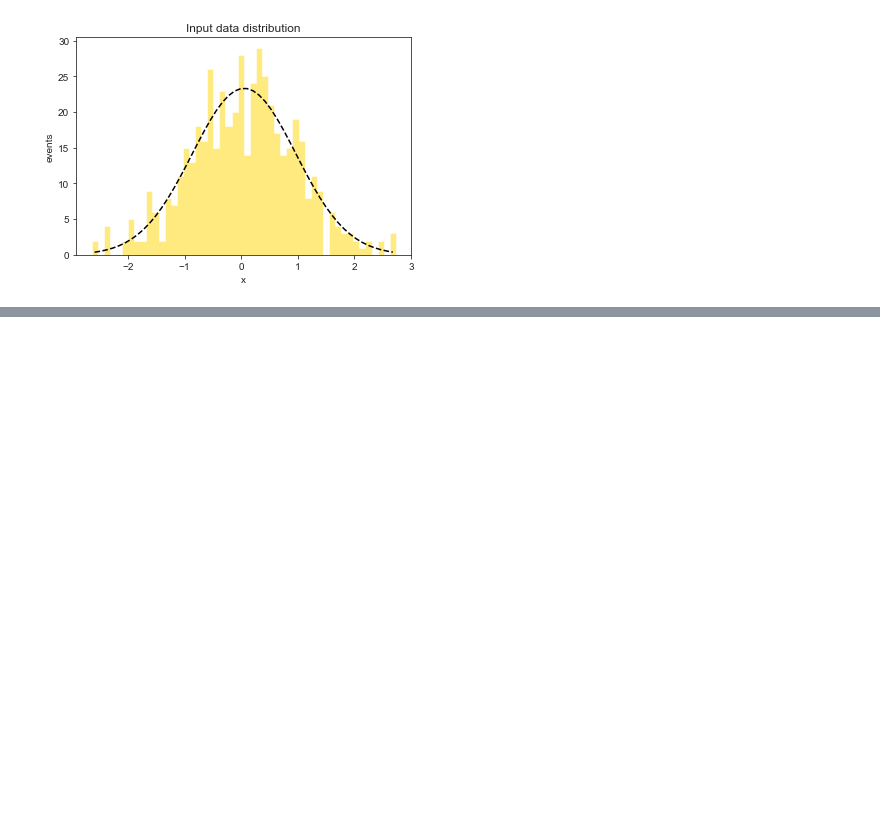
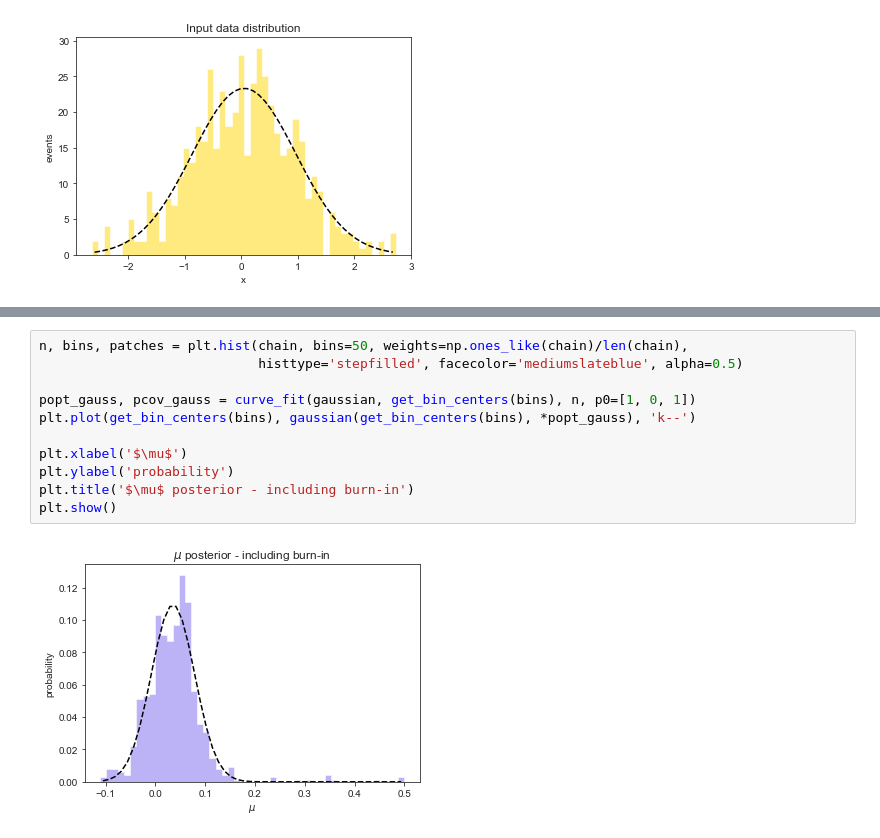
Before and after one commit to giacomo-artoni/cmpp, a Jupyter notebook: Lecture2-BayesianInference/Bayesian Inference 0.ipynb, the cells around one changed output, grey strips where cells are left out. Drawn from its saved outputs; the diff is of its cells as text; blank space fills up the shorter version.

```diff
--- a/Lecture2-BayesianInference/Bayesian Inference 0.ipynb
+++ b/Lecture2-BayesianInference/Bayesian Inference 0.ipynb
@@ -86,3 +89,16 @@ plt.show()
+# %%
+n, bins, patches = plt.hist(chain, bins=50, weights=np.ones_like(chain)/len(chain),
+                            histtype='stepfilled', facecolor='mediumslateblue', alpha=0.5)
+
+popt_gauss, pcov_gauss = curve_fit(gaussian, get_bin_centers(bins), n, p0=[1, 0, 1])
+plt.plot(get_bin_centers(bins), gaussian(get_bin_centers(bins), *popt_gauss), 'k--')
+
+plt.xlabel('$\mu$')
+plt.ylabel('probability')
+plt.title('$\mu$ posterior - including burn-in')
+plt.show()
+# %% [output]
+[figure, added]
 # %%
 n, bins, patches = plt.hist(chain[burnin:], bins=50, weights=np.ones_like(chain[burnin:])/len(chain[burnin:]),
                             histtype='stepfilled', facecolor='g', alpha=0.5)
```
Also changed, not shown: parts of 2 cells of this notebook, 1 other file.
